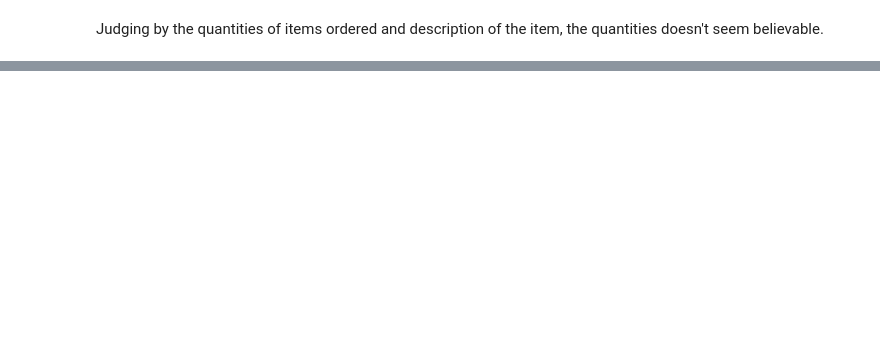
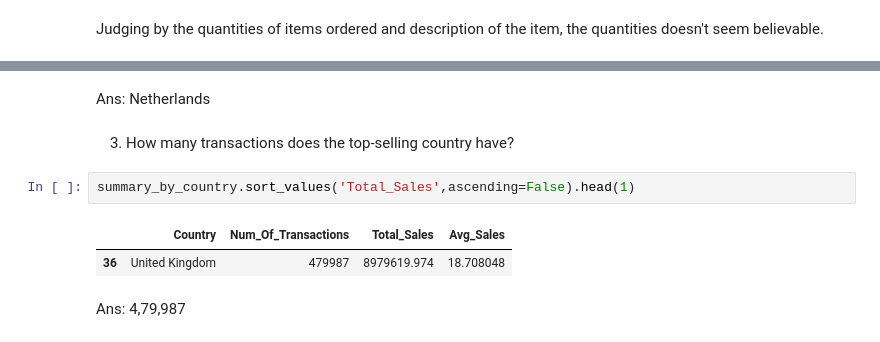
Before and after one commit to VishnuCodes96/Rebounce-Applied-AI-and-Analytics-Codes, a Jupyter notebook: python_301.ipynb, the cells around one changed output, grey strips where cells are left out. Drawn from its saved outputs; the diff is of its cells as text; blank space fills up the shorter version.

```diff
--- a/python_301.ipynb
+++ b/python_301.ipynb
@@ -241,0 +290,11 @@ Judging by the quantities of items ordered and description of the item, the quan
+# %% [markdown]
+Ans: Netherlands
+# %% [markdown]
+3. How many transactions does the top-selling country have?
+# %%
+summary_by_country.sort_values('Total_Sales',ascending=False).head(1)
+# %% [output]
+|  | Country | Num_Of_Transactions | Total_Sales | Avg_Sales |
+| 36 | United Kingdom | 479987 | 8979619.974 | 18.708048 |
+# %% [markdown]
+Ans: 4,79,987
```
Also changed, not shown: parts of 6 cells of this notebook.
